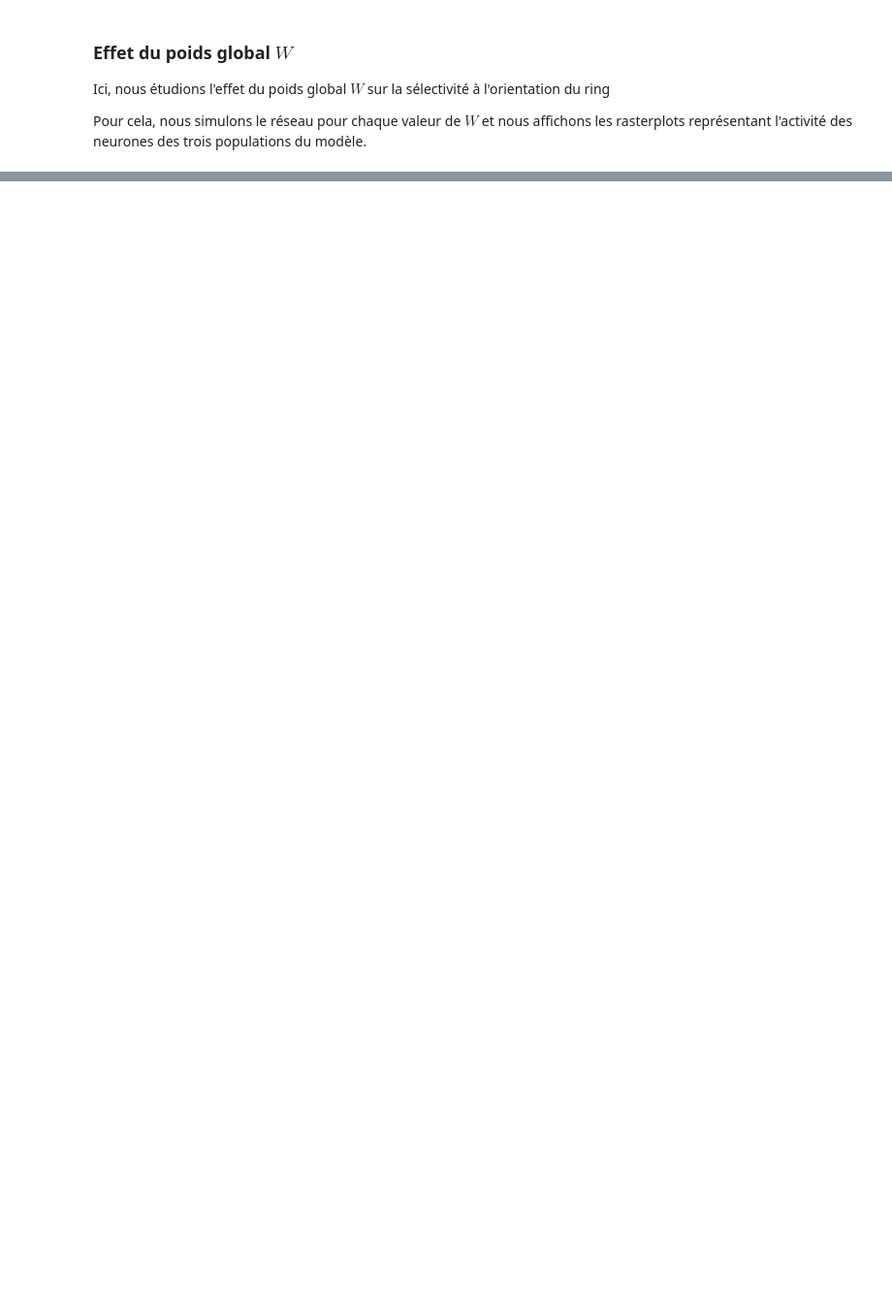
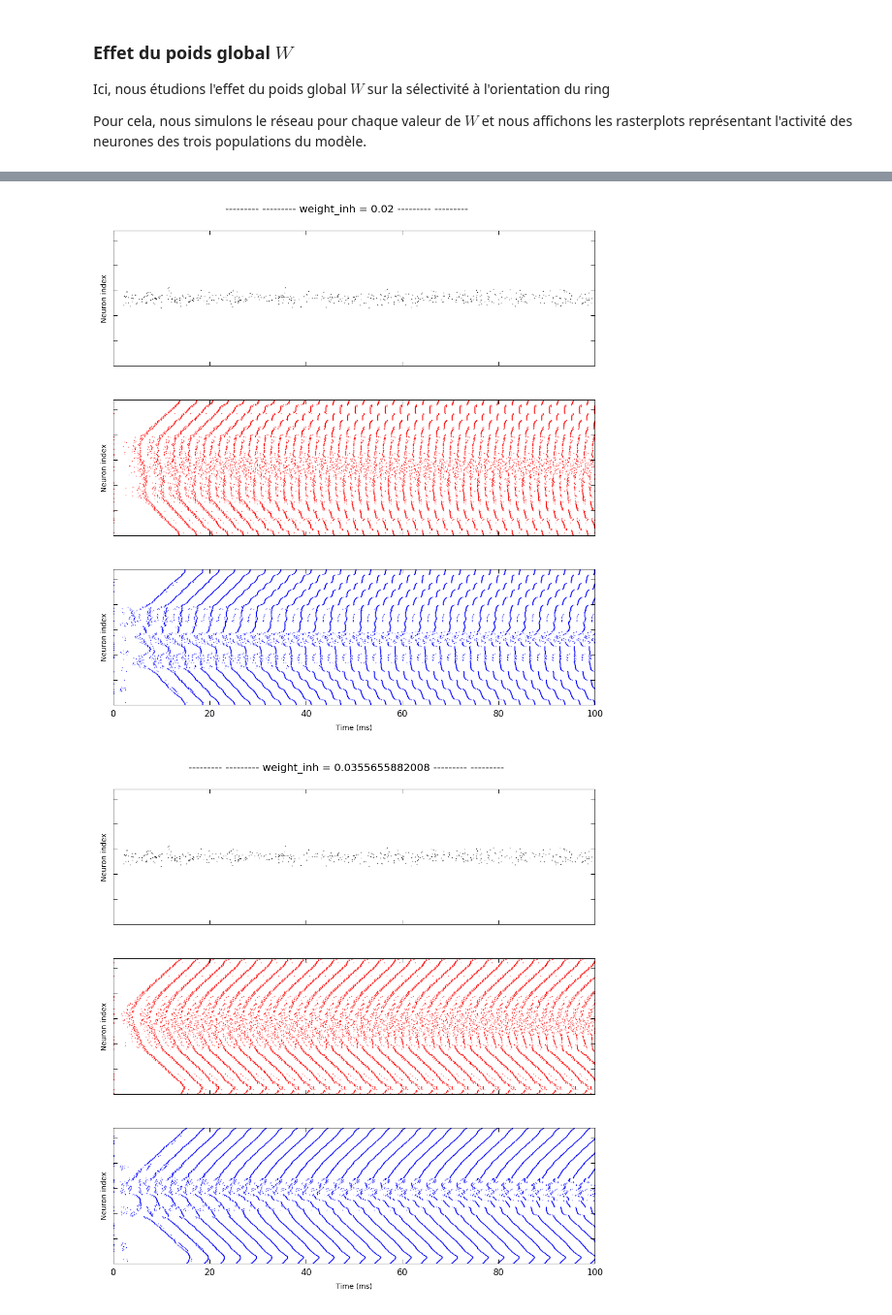
Before and after one commit to laurentperrinet/OBV1, a Jupyter notebook: notebooks/3.3.3_Ring recurrent_GlobalWeight.ipynb, the cells around one changed output, grey strips where cells are left out. Shown at 97% size. Cells and saved outputs as stored; diff of their text form; code cells hidden in the pictures; blank space fills up the shorter version.

```diff
--- a/notebooks/3.3.3_Ring recurrent_GlobalWeight.ipynb
+++ b/notebooks/3.3.3_Ring recurrent_GlobalWeight.ipynb
@@ -40,0 +45,15 @@ for w in ws:
+# %%
+net = RRNN(ring=True, recurrent=True)
+ws = net.w_inh * np.logspace(-1, 1, 9)
+for w_inh in ws:
+    fig, ax = plt.subplots(figsize=(8,8))
+    net.w_inh = w_inh
+    net.init_params()
+    df, spikesE, spikesI = net.model()
+    _ = net.Raster(df, spikesE, spikesI,
+                   title='--------- weight_inh = {} ---------'.format(str(w_inh)))
+
+    plt.show()
+# %% [output]
+[figure, added]
+[figure, added]
```
Also changed, not shown: parts of 3 cells of this notebook, 26 other files.
